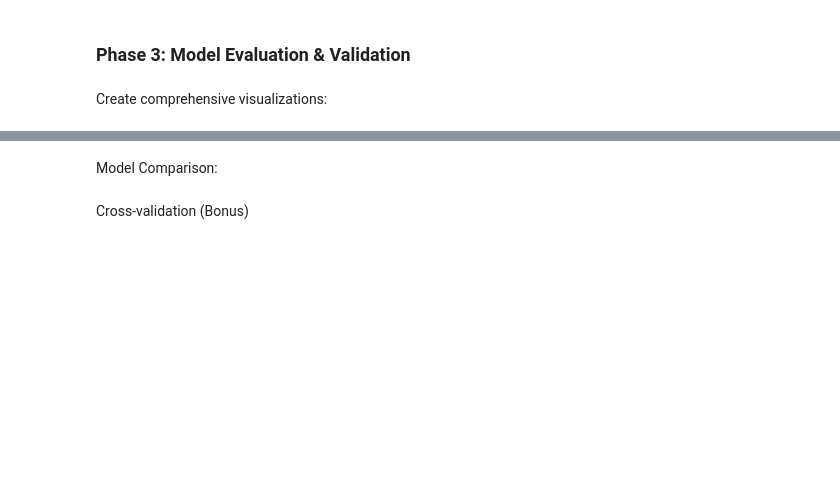
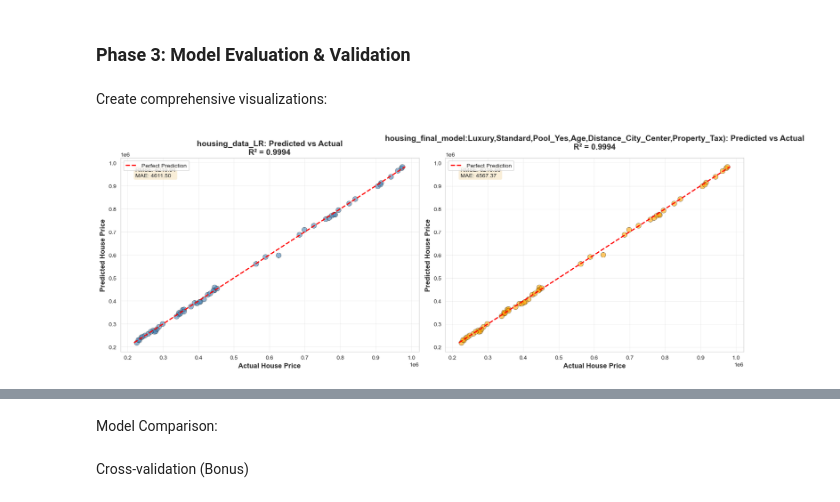
Before and after one commit to Ezerioha-ifeanyi/Week-14-Take-Home, a Jupyter notebook: Take Home.ipynb, the cells around one changed output, grey strips where cells are left out. Saved outputs shown, nothing was run; the diff lists cells and outputs as text; code cells hidden in the pictures; blank space fills up the shorter version.

Commit message:
completed all visualization

```diff
--- a/Take Home.ipynb
+++ b/Take Home.ipynb
@@ -2163,3 +2163,91 @@ The Root Mean Square Error is 6216.5916
 ### Phase 3: Model Evaluation & Validation
 # %% [markdown]
 Create comprehensive visualizations:
+# %%
+import pandas as pd
+import numpy as np
+import matplotlib.pyplot as plt
+import seaborn as sns
+from scipy import stats
+
+# Set style for better-looking plots
+sns.set_style("whitegrid")
+plt.rcParams['figure.figsize'] = (12, 8)
+plt.rcParams['font.size'] = 10
+
+# ============================================================================
+# SCATTER PLOT: PREDICTED VS ACTUAL PRICES (BOTH MODELS)
+# ============================================================================
+def plot_predicted_vs_actual(y_test, y_pred_model1, y_pred_model2,
+                             model1_r2, model2_r2, model1_name='Model 1',
+                             model2_name='Model 2'):
+    """
+    Create scatter plots comparing predicted vs actual prices for both models
+    """
+    fig, axes = plt.subplots(1, 2, figsize=(16, 6))
+
+    # Model 1
+    axes[0].scatter(y_test, y_pred_model1, alpha=0.6, edgecolors='black',
+                   linewidth=0.5, s=80, color='steelblue')
+
+    # Perfect prediction line
+    min_val = min(y_test.min(), y_pred_model1.min())
+    max_val = max(y_test.max(), y_pred_model1.max())
+    axes[0].plot([min_val, max_val], [min_val, max_val], 'r--',
+                lw=2, label='Perfect Prediction')
+
+    axes[0].set_xlabel('Actual House Price', fontsize=12, fontweight='bold')
+    axes[0].set_ylabel('Predicted House Price', fontsize=12, fontweight='bold')
+    axes[0].set_title(f'{model1_name}: Predicted vs Actual\nR² = {model1_r2:.4f}',
+                     fontsize=14, fontweight='bold')
+    axes[0].legend(loc='upper left', fontsize=10)
+    axes[0].grid(True, alpha=0.3)
+
+    # Add text box with metrics
+    rmse1 = np.sqrt(np.mean((y_test - y_pred_model1)**2))
+    mae1 = np.mean(np.abs(y_test - y_pred_model1))
+    textstr1 = f'RMSE: {rmse1:.2f}\nMAE: {mae1:.2f}'
+    axes[0].text(0.05, 0.95, textstr1, transform=axes[0].transAxes,
+                fontsize=10, verticalalignment='top',
+                bbox=dict(boxstyle='round', facecolor='wheat', alpha=0.5))
+
+    # Model 2
+    axes[1].scatter(y_test, y_pred_model2, alpha=0.6, edgecolors='black',
+                   linewidth=0.5, s=80, color='orange')
+
+    min_val = min(y_test.min(), y_pred_model2.min())
+    max_val = max(y_test.max(), y_pred_model2.max())
+    axes[1].plot([min_val, max_val], [min_val, max_val], 'r--',
+                lw=2, label='Perfect Prediction')
+
+    axes[1].set_xlabel('Actual House Price', fontsize=12, fontweight='bold')
+    axes[1].set_ylabel('Predicted House Price', fontsize=12, fontweight='bold')
+    axes[1].set_title(f'{model2_name}: Predicted vs Actual\nR² = {model2_r2:.4f}',
+                     fontsize=14, fontweight='bold')
+    axes[1].legend(loc='upper left', fontsize=10)
+    axes[1].grid(True, alpha=0.3)
+
+    # Add text box with metrics
+    rmse2 = np.sqrt(np.mean((y_test - y_pred_model2)**2))
+    mae2 = np.mean(np.abs(y_test - y_pred_model2))
+    textstr2 = f'RMSE: {rmse2:.2f}\nMAE: {mae2:.2f}'
+    axes[1].text(0.05, 0.95, textstr2, transform=axes[1].transAxes,
+                fontsize=10, verticalalignment='top',
+                bbox=dict(boxstyle='round', facecolor='wheat', alpha=0.5))
+
+    plt.tight_layout()
+    plt.show()
+
+
+# Predicted vs Actual
+plot_predicted_vs_actual(
+    housing_Y_test,
+    housing_data_pred,
+    housing_y_pred_final,
+    model1_r2=0.9994,
+    model2_r2=0.9994,
+    model1_name='housing_data_LR',
+    model2_name="housing_final_model:Luxury,Standard,Pool_Yes,Age,Distance_City_Center,Property_Tax)"
+)
+# %% [output]
+[figure, added]
```
Also changed, not shown: parts of 3 cells of this notebook.
